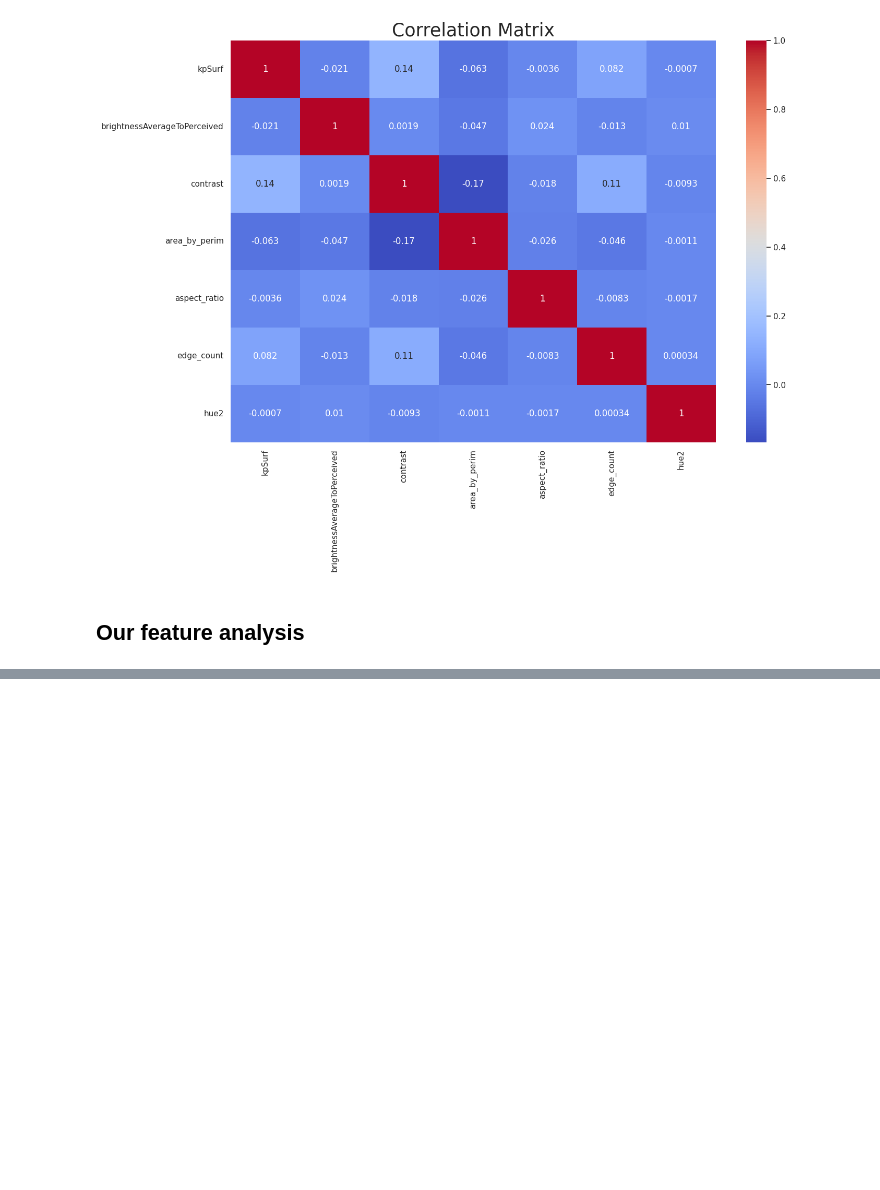
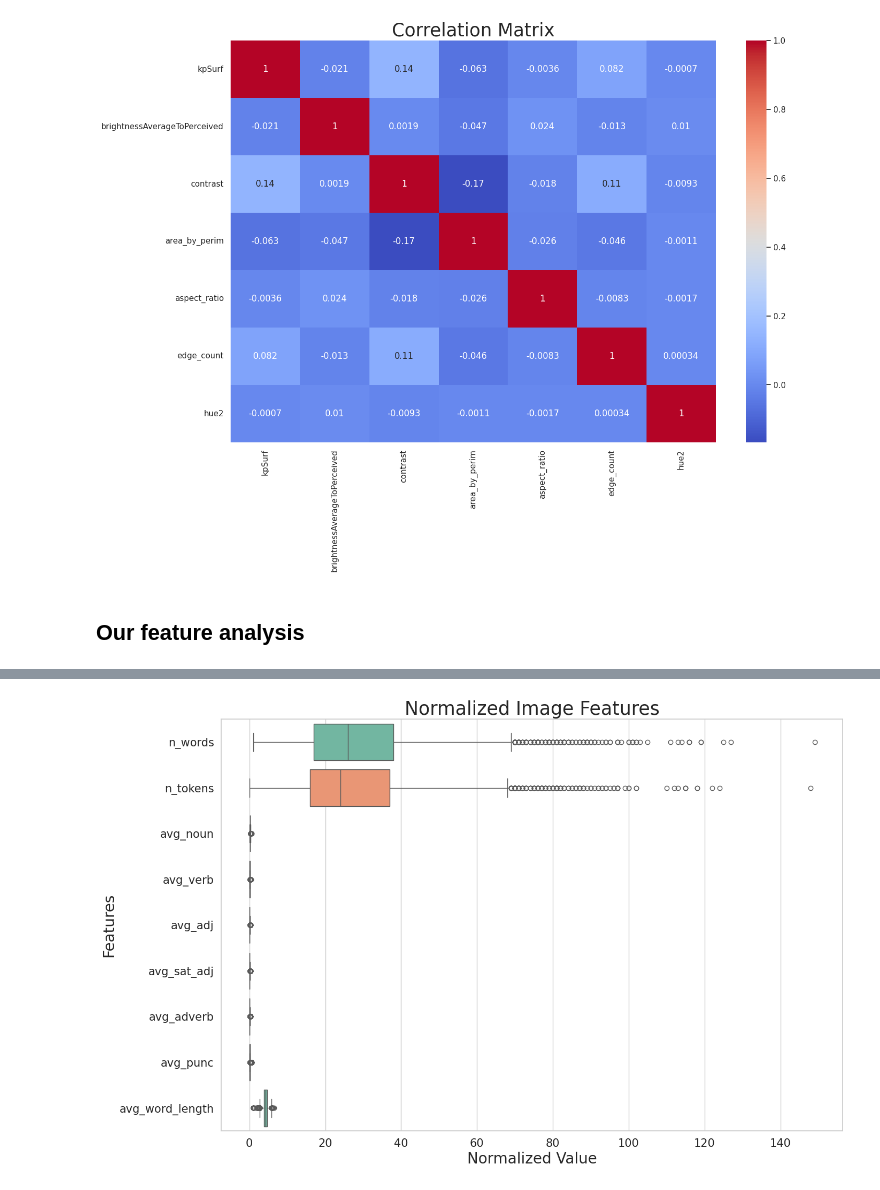
Before and after one commit to HitkoDev/energy-efficient-ml, a Jupyter notebook: code/feature-engineering/plot.ipynb, the cells around one changed output, grey strips where cells are left out. Drawn from its saved outputs; the diff is of its cells as text; code cells hidden in the pictures; blank space fills up the shorter version.

```diff
--- a/code/feature-engineering/plot.ipynb
+++ b/code/feature-engineering/plot.ipynb
@@ -159,0 +162,5 @@ Brightness correlation:
+# %%
+# load data
+import pandas as pd
+df = pd.read_csv('./wmt16_features.csv')
+df.columns
@@ -159,0 +174,4 @@ Brightness correlation:
+# %%
+bow_cols = [c for c in df.columns if 'bow' in c]
+df_no_bow = df.drop(bow_cols, axis=1)
+df_no_bow.describe()
@@ -159,0 +188,16 @@ Brightness correlation:
+# %%
+# plot boxplot
+from matplotlib import pyplot as plt
+import seaborn as sns
+
+sns.set(style="whitegrid")
+plt.figure(figsize=(15, 10))
+ax = sns.boxplot(data=df_no_bow, orient="h", palette="Set2")
+plt.xlabel('Normalized Value', fontsize=20)
+plt.ylabel('Features', fontsize=20)
+plt.xticks(fontsize=15)
+plt.yticks(fontsize=15)
+plt.title('Normalized Image Features', fontsize=25)
+plt.show()
+# %% [output]
+[figure, added]
```
Also changed, not shown: parts of 11 cells of this notebook, 4 other files.
